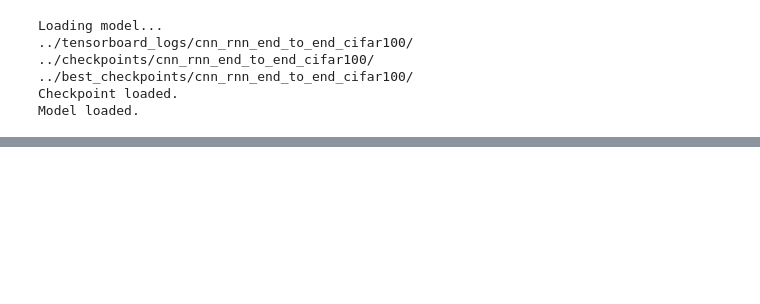
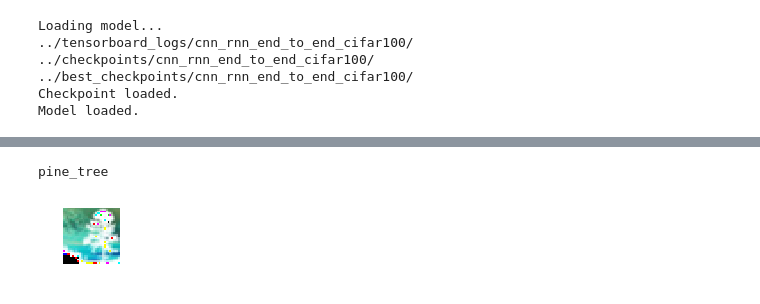
Before and after one commit to lisa-1010/semantic_convnets, a Jupyter notebook: code/Print_Hierchical_Examples.ipynb, the cells around one changed output, grey strips where cells are left out. Cells and saved outputs as stored; diff of their text form; code cells hidden in the pictures; blank space fills up the shorter version.

```diff
--- a/code/Print_Hierchical_Examples.ipynb
+++ b/code/Print_Hierchical_Examples.ipynb
@@ -35,0 +53,17 @@ X_test, y_test, fine_or_coarse_test = load_data_pyramid(dataset='cifar100_joint_
+# %%
+X_test, y_test, fine_or_coarse_test = load_data_pyramid(dataset='cifar100_joint', return_subset='gate_only')
+
+def form_y_for_cnn_rnn(y, fine_or_coarse_gate, coarse_dim, fine_dim):
+    coarse_indexes, fine_indexes = y[:, 1] + fine_dim, y[:, 0]
+    total_dim = coarse_dim + fine_dim + 1
+
+    locations_of_end_token = fine_or_coarse_gate * -2 + 1  # 1 for not end token, -1 for end token
+    fine_indexes = fine_indexes * locations_of_end_token  # any end token now has negative index
+    fine_indexes[fine_indexes < 0] = total_dim - 1  # swap negative for end token
+
+    coarse_one_hots = to_categorical(coarse_indexes, total_dim)
+    fine_one_hots = to_categorical(fine_indexes, total_dim)
+
+    y_joint = np.concatenate((coarse_one_hots, fine_one_hots), axis=1)
+
+    return y_joint
@@ -69,0 +207,18 @@ p = pickle.load(open("coarse_to_fine_map.pickle"))
+# %%
+X_try = X_test.reshape(len(X_test), 3, 32, 32).transpose(0,2,3,1).astype("float")
+
+
+plt.figure(num=None, figsize=(1, 1), dpi=32, facecolor='w', edgecolor='k')
+
+# Print out examples
+# Convert predictions to human-readable labels
+fine_label_names, coarse_label_names = load_cifar100_label_names()
+
+index = 15
+image_to_show = X_test[index]
+plt.axis('off')
+plt.imshow(image_to_show, interpolation='nearest')
+print fine_label_names[y_test[index][0]]
+# %% [output]
+pine_tree
+[figure, added]
```
Also changed, not shown: parts of 18 cells of this notebook, 5 other files.
